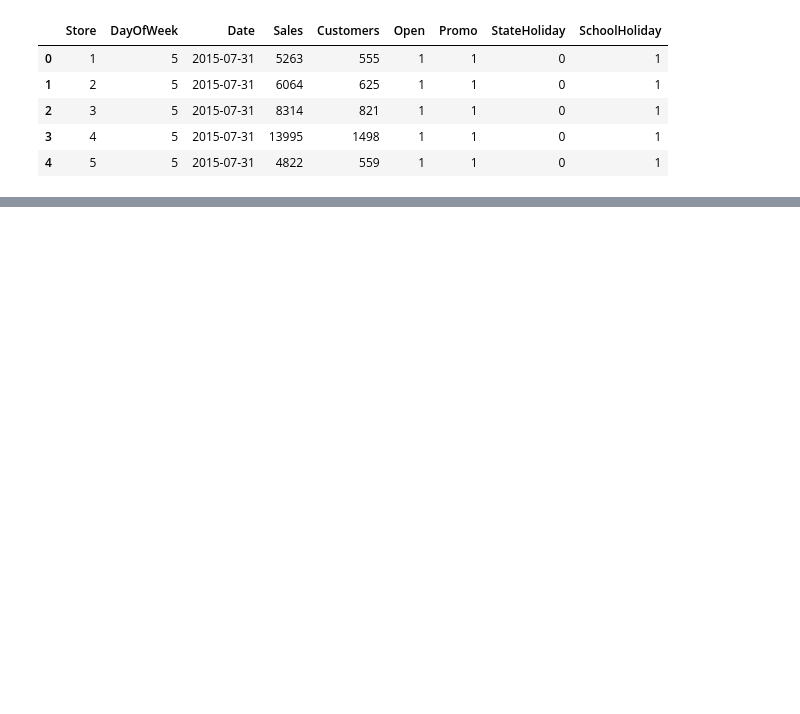
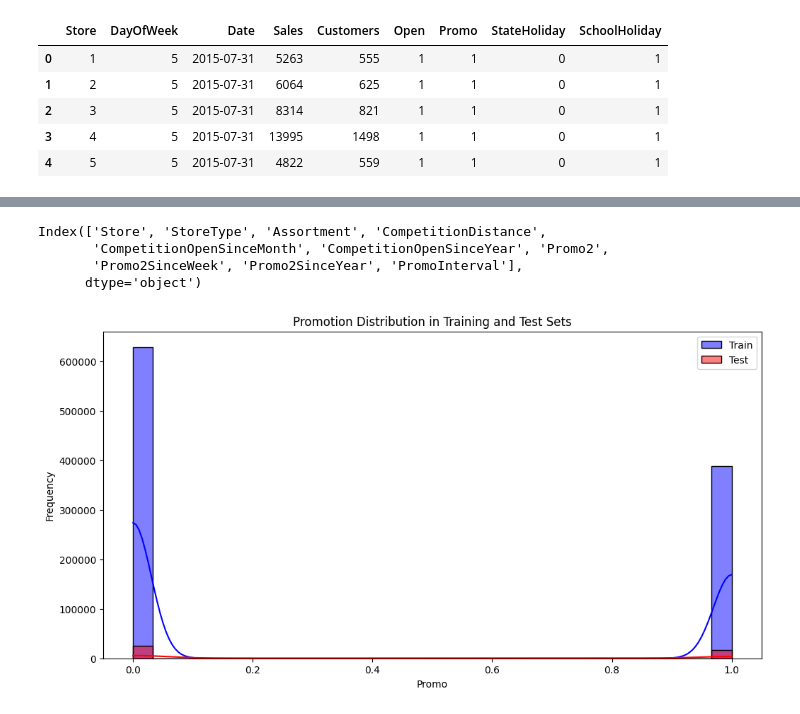
Before and after one commit to Yaadee/SalesForecasting, a Jupyter notebook: notebooks/1_data_cleaning_and_exploration.ipynb, the cells around one changed output, grey strips where cells are left out. Saved outputs shown, nothing was run; the diff lists cells and outputs as text; code cells hidden in the pictures; blank space fills up the shorter version.

Commit message:
model training

```diff
--- a/notebooks/1_data_cleaning_and_exploration.ipynb
+++ b/notebooks/1_data_cleaning_and_exploration.ipynb
@@ -46,0 +225,26 @@ storedf.head()
+# %%
+storedf.columns
+# %% [output]
+Index(['Store', 'StoreType', 'Assortment', 'CompetitionDistance',
+       'CompetitionOpenSinceMonth', 'CompetitionOpenSinceYear', 'Promo2',
+       'Promo2SinceWeek', 'Promo2SinceYear', 'PromoInterval'],
+      dtype='object')
+# %%
+# Merge store data with train and test data
+train_df = traindf.merge(storedf, on='Store', how='left')
+test_df = testdf.merge(storedf, on='Store', how='left')
+# %%
+import seaborn as sns
+import matplotlib.pyplot as plt
+
+# Check promotion distribution in training and test sets
+plt.figure(figsize=(12, 6))
+sns.histplot(train_df['Promo'], label='Train', color='blue', kde=True, bins=30)
+sns.histplot(test_df['Promo'], label='Test', color='red', kde=True, bins=30)
+plt.legend()
+plt.title('Promotion Distribution in Training and Test Sets')
+plt.xlabel('Promo')
+plt.ylabel('Frequency')
+plt.show()
+# %% [output]
+[figure, added]
```
Also changed, not shown: parts of 25 cells of this notebook, 11 other files.
